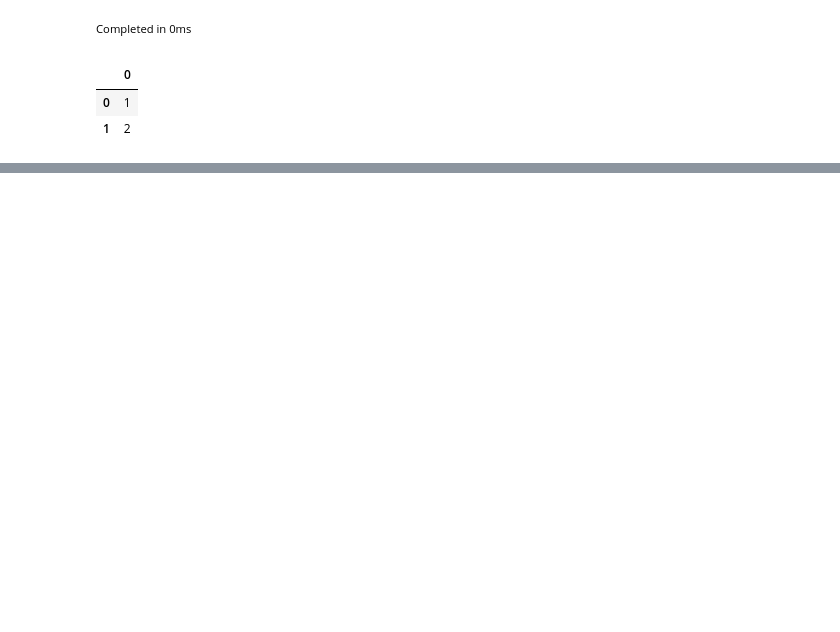
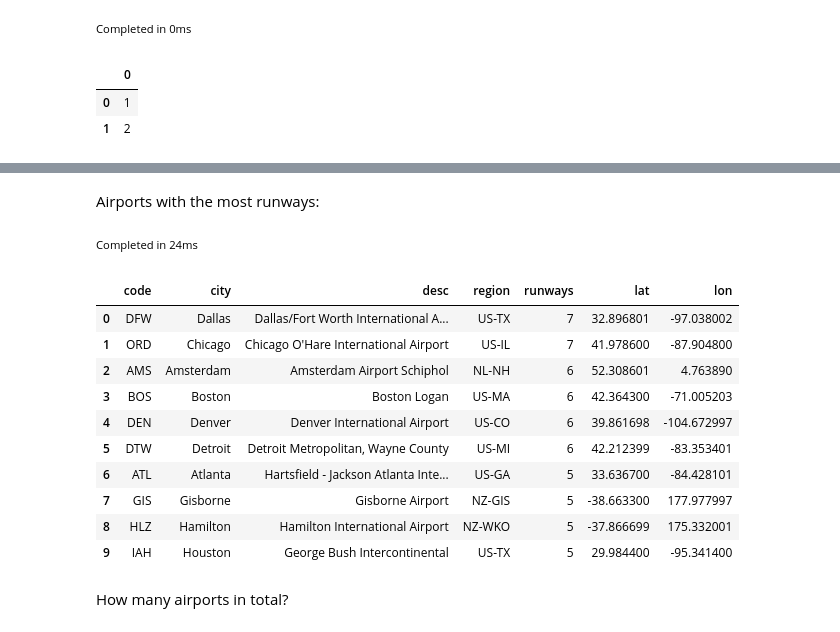
Before and after one commit to cozodb/cozo, a Jupyter notebook: docs/tutorial/tutorial.ipynb, the cells around one changed output, grey strips where cells are left out. Saved outputs shown, nothing was run; the diff lists cells and outputs as text; code cells hidden in the pictures; blank space fills up the shorter version.

```diff
--- a/docs/tutorial/tutorial.ipynb
+++ b/docs/tutorial/tutorial.ipynb
@@ -170,0 +971,22 @@ and Cozo is designed to deal with very complicated recursions.
+# %% [markdown]
+Airports with the most runways:
+# %%
+?[code, city, desc, region, runways, lat, lon] := :airport{code, city, desc, region, runways, lat, lon}
+
+:order -runways
+:limit 10
+# %% [output]
+Completed in 24ms
+|  | code | city | desc | region | runways | lat | lon |
+| 0 | DFW | Dallas | Dallas/Fort Worth International A... | US-TX | 7 | 32.896801 | -97.038002 |
+| 1 | ORD | Chicago | Chicago O'Hare International Airport | US-IL | 7 | 41.978600 | -87.904800 |
+| 2 | AMS | Amsterdam | Amsterdam Airport Schiphol | NL-NH | 6 | 52.308601 | 4.763890 |
+| 3 | BOS | Boston | Boston Logan | US-MA | 6 | 42.364300 | -71.005203 |
+| 4 | DEN | Denver | Denver International Airport | US-CO | 6 | 39.861698 | -104.672997 |
+| 5 | DTW | Detroit | Detroit Metropolitan, Wayne County | US-MI | 6 | 42.212399 | -83.353401 |
+| 6 | ATL | Atlanta | Hartsfield - Jackson Atlanta Inte... | US-GA | 5 | 33.636700 | -84.428101 |
+| 7 | GIS | Gisborne | Gisborne Airport | NZ-GIS | 5 | -38.663300 | 177.977997 |
+| 8 | HLZ | Hamilton | Hamilton International Airport | NZ-WKO | 5 | -37.866699 | 175.332001 |
+| 9 | IAH | Houston | George Bush Intercontinental | US-TX | 5 | 29.984400 | -95.341400 |
+# %% [markdown]
+How many airports in total?
```
Also changed, not shown: parts of 190 cells of this notebook, 8 other files.
